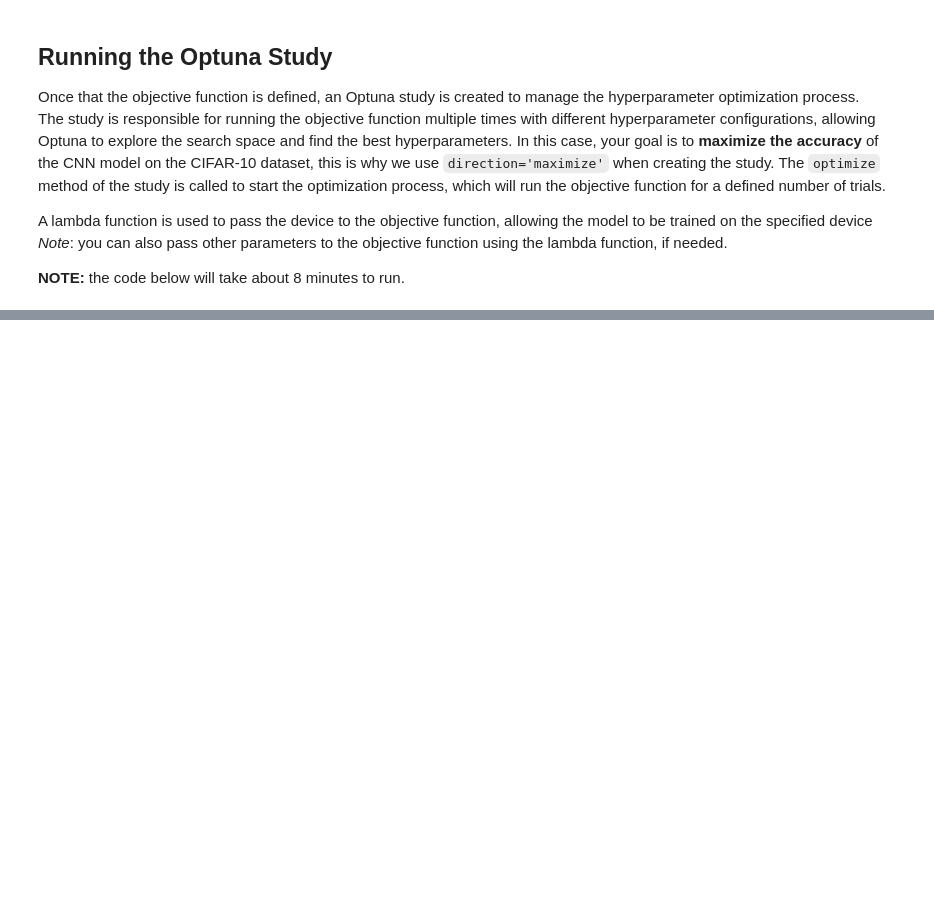
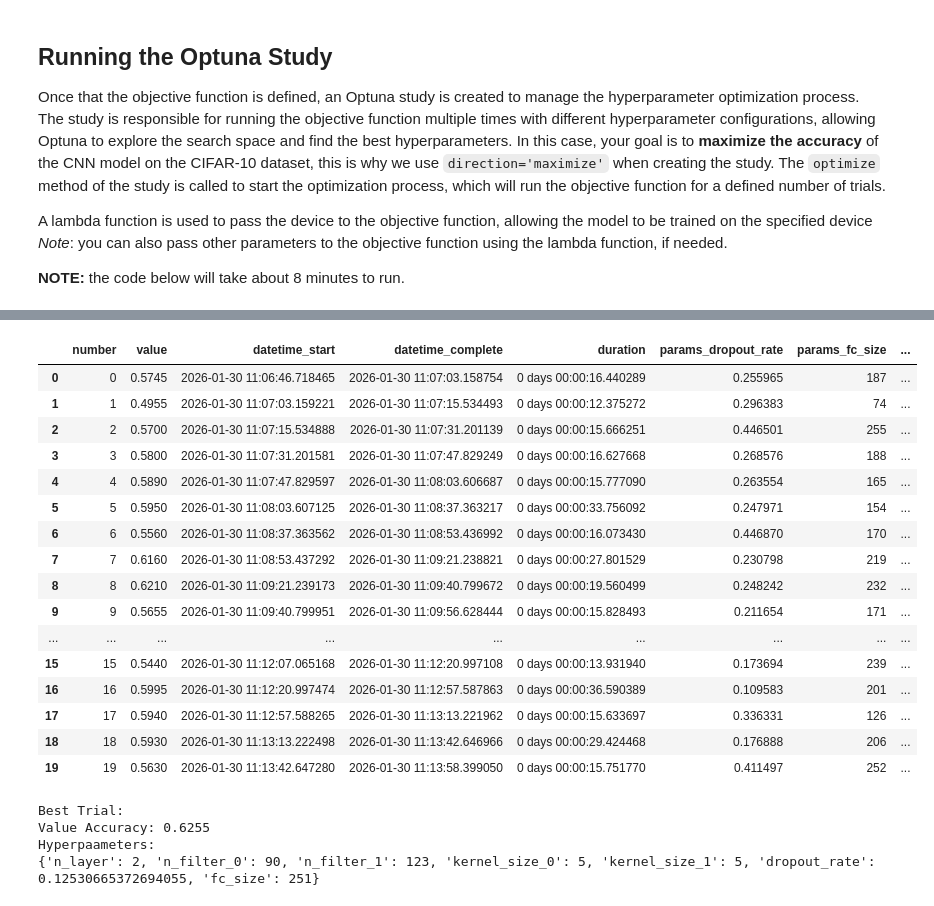
Before and after one commit to amitvermaknw/deep-learning-with-pytorch, a Jupyter notebook: src/optuna-hyperparameter/optimization-with-optuna.ipynb, the cells around one changed output, grey strips where cells are left out. Drawn from its saved outputs; the diff is of its cells as text; code cells hidden in the pictures; blank space fills up the shorter version.

```diff
--- a/src/optuna-hyperparameter/optimization-with-optuna.ipynb
+++ b/src/optuna-hyperparameter/optimization-with-optuna.ipynb
@@ -263,0 +292,35 @@ study.optimize(lambda trial: objective(trial, device), n_trials=n_trials)
+# %%
+#Extract the dataframe with the result
+df = study.trials_dataframe()
+df
+# %% [output]
+|  | number | value | datetime_start | datetime_complete | duration | params_dropout_rate | params_fc_size | ... |
+| 0 | 0 | 0.5745 | 2026-01-30 11:06:46.718465 | 2026-01-30 11:07:03.158754 | 0 days 00:00:16.440289 | 0.255965 | 187 | ... |
+| 1 | 1 | 0.4955 | 2026-01-30 11:07:03.159221 | 2026-01-30 11:07:15.534493 | 0 days 00:00:12.375272 | 0.296383 | 74 | ... |
+| 2 | 2 | 0.5700 | 2026-01-30 11:07:15.534888 | 2026-01-30 11:07:31.201139 | 0 days 00:00:15.666251 | 0.446501 | 255 | ... |
+| 3 | 3 | 0.5800 | 2026-01-30 11:07:31.201581 | 2026-01-30 11:07:47.829249 | 0 days 00:00:16.627668 | 0.268576 | 188 | ... |
+| 4 | 4 | 0.5890 | 2026-01-30 11:07:47.829597 | 2026-01-30 11:08:03.606687 | 0 days 00:00:15.777090 | 0.263554 | 165 | ... |
+| 5 | 5 | 0.5950 | 2026-01-30 11:08:03.607125 | 2026-01-30 11:08:37.363217 | 0 days 00:00:33.756092 | 0.247971 | 154 | ... |
+| 6 | 6 | 0.5560 | 2026-01-30 11:08:37.363562 | 2026-01-30 11:08:53.436992 | 0 days 00:00:16.073430 | 0.446870 | 170 | ... |
+| 7 | 7 | 0.6160 | 2026-01-30 11:08:53.437292 | 2026-01-30 11:09:21.238821 | 0 days 00:00:27.801529 | 0.230798 | 219 | ... |
+| 8 | 8 | 0.6210 | 2026-01-30 11:09:21.239173 | 2026-01-30 11:09:40.799672 | 0 days 00:00:19.560499 | 0.248242 | 232 | ... |
+| 9 | 9 | 0.5655 | 2026-01-30 11:09:40.799951 | 2026-01-30 11:09:56.628444 | 0 days 00:00:15.828493 | 0.211654 | 171 | ... |
+| ... | ... | ... | ... | ... | ... | ... | ... | ... |
+| 15 | 15 | 0.5440 | 2026-01-30 11:12:07.065168 | 2026-01-30 11:12:20.997108 | 0 days 00:00:13.931940 | 0.173694 | 239 | ... |
+| 16 | 16 | 0.5995 | 2026-01-30 11:12:20.997474 | 2026-01-30 11:12:57.587863 | 0 days 00:00:36.590389 | 0.109583 | 201 | ... |
+| 17 | 17 | 0.5940 | 2026-01-30 11:12:57.588265 | 2026-01-30 11:13:13.221962 | 0 days 00:00:15.633697 | 0.336331 | 126 | ... |
+| 18 | 18 | 0.5930 | 2026-01-30 11:13:13.222498 | 2026-01-30 11:13:42.646966 | 0 days 00:00:29.424468 | 0.176888 | 206 | ... |
+| 19 | 19 | 0.5630 | 2026-01-30 11:13:42.647280 | 2026-01-30 11:13:58.399050 | 0 days 00:00:15.751770 | 0.411497 | 252 | ... |
+# %%
+#Extract and print the best trial
+best_trial = study.best_trial
+print("Best Trial:")
+print(f"Value Accuracy: {best_trial.value:.4f}")
+
+print("Hyperpaameters:")
+print(best_trial.params)
+# %% [output]
+Best Trial:
+Value Accuracy: 0.6255
+Hyperpaameters:
+{'n_layer': 2, 'n_filter_0': 90, 'n_filter_1': 123, 'kernel_size_0': 5, 'kernel_size_1': 5, 'dropout_rate': 0.12530665372694055, 'fc_size': 251}
```
Also changed, not shown: parts of 5 cells of this notebook.
